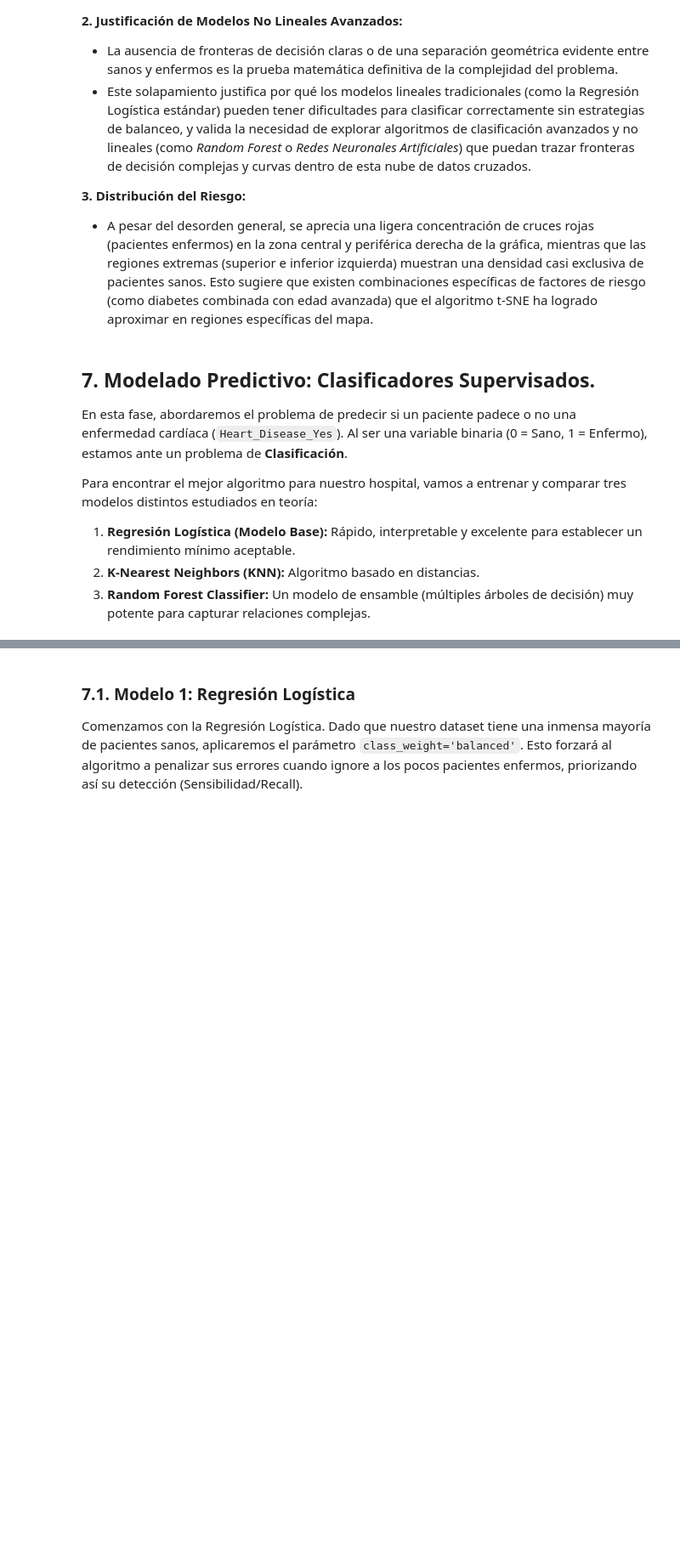
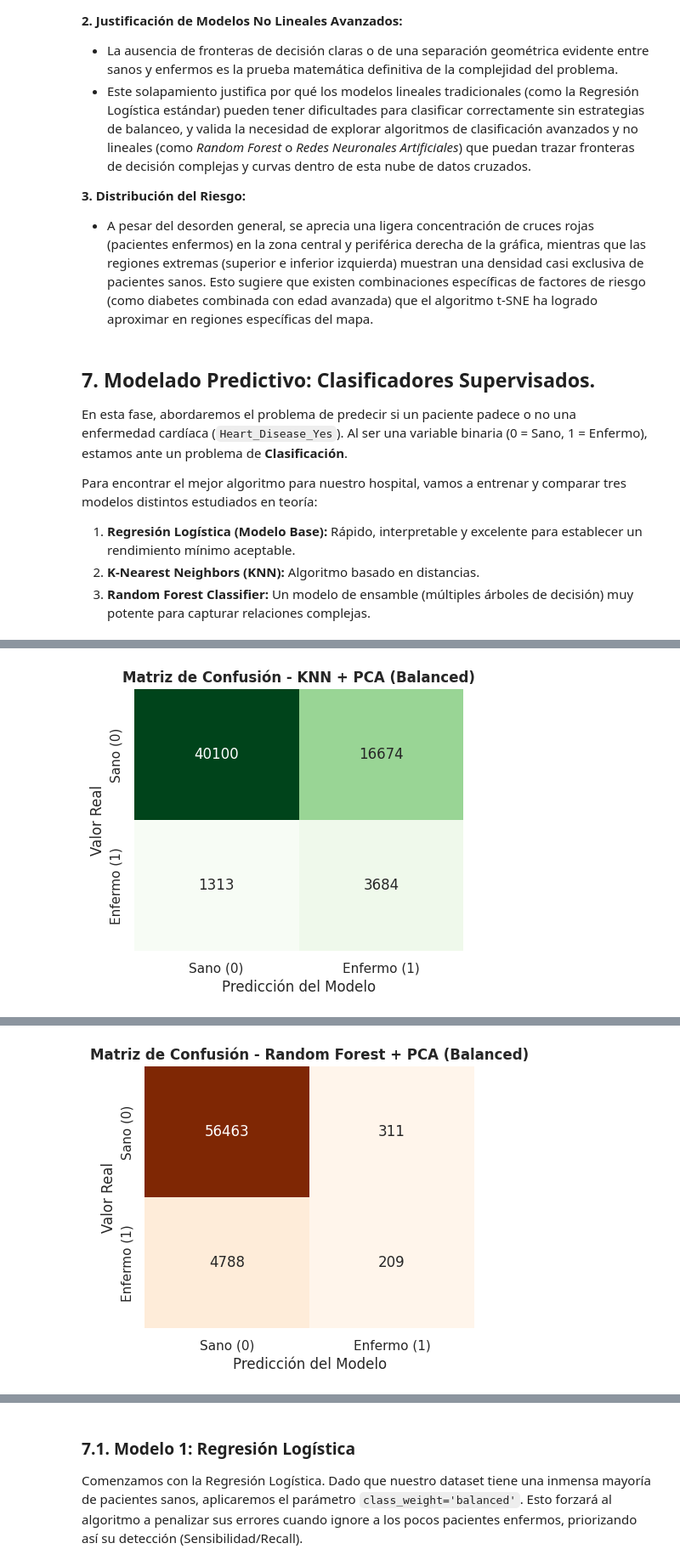
Before and after one commit to jjimper/ProyectoIACOM, a Jupyter notebook: Trabajo.ipynb, the cells around one changed output, grey strips where cells are left out. Shown at 85% size. Saved outputs shown, nothing was run; the diff lists cells and outputs as text; code cells hidden in the pictures; blank space fills up the shorter version.

```diff
--- a/Trabajo.ipynb
+++ b/Trabajo.ipynb
@@ -861,0 +840,77 @@ Al observar el gráfico de características, vemos que el modelo ha priorizado v
+# %%
+from sklearn.neighbors import KNeighborsClassifier
+from sklearn.ensemble import RandomForestClassifier
+from sklearn.metrics import accuracy_score, classification_report, confusion_matrix
+import seaborn as sns
+import matplotlib.pyplot as plt
+import pandas as pd
+import numpy as np
+
+# =====================================================================
+# MODELO 2: K-NEAREST NEIGHBORS (KNN) COMBINADO CON PCA Y BALANCEO
+# =====================================================================
+print("--- Entrenando Modelo 2: K-Nearest Neighbors (KNN) con PCA y Muestreo ---")
+
+# 1. Como KNN no tiene 'class_weight', aplicamos un Undersampling manual en el entrenamiento
+indices_sanos = np.where(y_train == 0)[0]
+indices_enfermos = np.where(y_train == 1)[0]
+
+# Seleccionamos al azar una cantidad de sanos idéntica a la de enfermos para equilibrar la balanza
+np.random.seed(42)
+indices_sanos_recortados = np.random.choice(indices_sanos, size=len(indices_enfermos), replace=False)
+indices_balanceados = np.concatenate([indices_enfermos, indices_sanos_recortados])
+
+# Creamos el set de entrenamiento usando los 17 componentes comprimidos por el PCA
+X_train_knn_bal = X_train_pca[indices_balanceados]
+y_train_knn_bal = y_train.iloc[indices_balanceados]
+
+# 2. Inicializamos y entrenamos el KNN (n_neighbors=5)
+modelo_knn = KNeighborsClassifier(n_neighbors=5, n_jobs=-1)
+modelo_knn.fit(X_train_knn_bal, y_train_knn_bal)
+
+# 3. Realizamos el examen usando el Test transformado por el PCA
+y_pred_knn = modelo_knn.predict(X_test_pca)
+
+# 4. Evaluamos el rendimiento de KNN
+print(f"Accuracy Global KNN: {accuracy_score(y_test, y_pred_knn):.4f}\n")
+print("Reporte de Clasificación KNN:")
+print(classification_report(y_test, y_pred_knn))
+
+# 5. Pintamos la Matriz de Confusión de KNN (Color Verde)
+plt.figure(figsize=(5, 4))
+sns.heatmap(confusion_matrix(y_test, y_pred_knn), annot=True, fmt='d', cmap='Greens', cbar=False,
+            xticklabels=['Sano (0)', 'Enfermo (1)'], yticklabels=['Sano (0)', 'Enfermo (1)'])
+plt.title('Matriz de Confusión - KNN + PCA (Balanced)', fontweight='bold')
+plt.ylabel('Valor Real')
+plt.xlabel('Predicción del Modelo')
+plt.show()
+
+
+# =====================================================================
+# MODELO 3: RANDOM FOREST CLASSIFIER COMBINADO CON PCA Y BALANCEO
+# =====================================================================
+print("\n--- Entrenando Modelo 3: Random Forest Classifier con PCA y Pesos ---")
+
+# 1. Inicializamos el Random Forest usando los pesos balanceados algorítmicamente
+modelo_rf = RandomForestClassifier(n_estimators=100, class_weight='balanced', random_state=42, n_jobs=-1)
+
+# 2. Entrenamos usando directamente los 17 componentes del PCA
+modelo_rf.fit(X_train_pca, y_train)
+
+# 3. Realizamos las predicciones con el Test del PCA
+y_pred_rf = modelo_rf.predict(X_test_pca)
+
+# 4. Evaluamos el rendimiento de Random Forest
+print(f"Accuracy Global Random Forest: {accuracy_score(y_test, y_pred_rf):.4f}\n")
+print("Reporte de Clasificación Random Forest:")
+print(classification_report(y_test, y_pred_rf))
+
+# 5. Pintamos la Matriz de Confusión de Random Forest (Color Naranja)
+plt.figure(figsize=(5, 4))
+sns.heatmap(confusion_matrix(y_test, y_pred_rf), annot=True, fmt='d', cmap='Oranges', cbar=False,
+            xticklabels=['Sano (0)', 'Enfermo (1)'], yticklabels=['Sano (0)', 'Enfermo (1)'])
+plt.title('Matriz de Confusión - Random Forest + PCA (Balanced)', fontweight='bold')
+plt.ylabel('Valor Real')
+plt.xlabel('Predicción del Modelo')
+plt.show()
+# %% [output]
@@ -861,0 +929 @@ Al observar el gráfico de características, vemos que el modelo ha priorizado v
+[figure, added]
@@ -861,0 +942 @@ Al observar el gráfico de características, vemos que el modelo ha priorizado v
+[figure, added]
```
Also changed, not shown: parts of 30 cells of this notebook.
